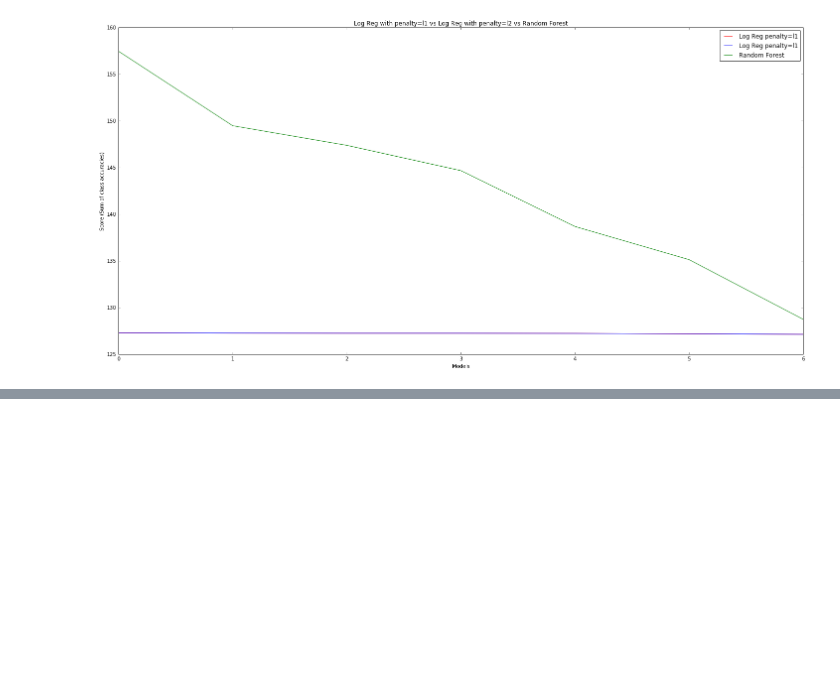
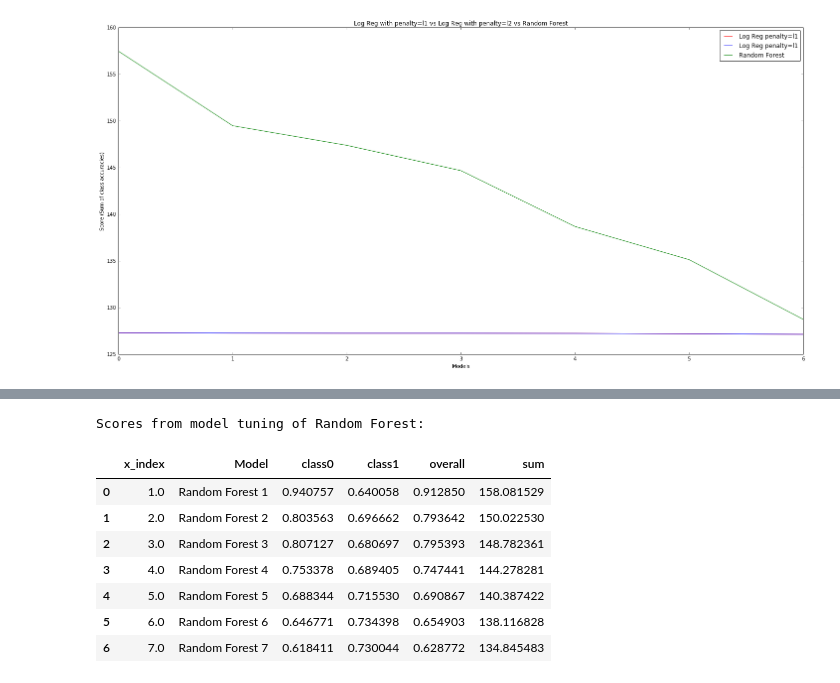
Before and after one commit to harvard-team-pivot/epilepsy-prediction, a Jupyter notebook: docs/ipynb/40_model_02.ipynb, the cells around one changed output, grey strips where cells are left out. Drawn from its saved outputs; the diff is of its cells as text; code cells hidden in the pictures; blank space fills up the shorter version.

```diff
--- a/docs/ipynb/40_model_02.ipynb
+++ b/docs/ipynb/40_model_02.ipynb
@@ -203,46 +206,54 @@ x_train, x_test, y_train, y_test = train_test_split(x, y, test_size=0.4, random_
 
 # Random Forest
 tune_params_rf = pd.DataFrame(columns=('x_index','Model', 'class0', 'class1','overall'))
+rf_models =[]
 
 rf = RandomForest(n_estimators=600,class_weight='balanced',oob_score=True,max_depth=4,criterion='gini')
 rf.fit(x_train, y_train)
 rf_scores = score(rf, x_test, y_test)
 print "RF 1: " , "Accuracy Class 1:" , rf_scores['accuracy on class 1'] , " Class 0:" , rf_scores['accuracy on class 0']
 tune_params_rf.loc[0] = {'x_index':1,'Model':'Random Forest 1', 'class0':rf_scores['accuracy on class 0'], 'class1':rf_scores['accuracy on class 1'],'overall':rf_scores['overall accuracy']}
+rf_models.append(rf)
 
 rf = RandomForest(n_estimators=600,class_weight='balanced',oob_score=True,max_depth=4,criterion='gini',min_samples_leaf=150)
 rf.fit(x_train, y_train)
 rf_scores = score(rf, x_test, y_test)
 print "RF 2: " , "Accuracy Class 1:" , rf_scores['accuracy on class 1'] , " Class 0:" , rf_scores['accuracy on class 0']
 tune_params_rf.loc[1] = {'x_index':2,'Model':'Random Forest 2', 'class0':rf_scores['accuracy on class 0'], 'class1':rf_scores['accuracy on class 1'],'overall':rf_scores['overall accuracy']}
+rf_models.append(rf)
 
 rf = RandomForest(n_estimators=600,class_weight='balanced',oob_score=True,max_depth=5,criterion='gini',min_samples_leaf=150)
 rf.fit(x_train, y_train)
 rf_scores = score(rf, x_test, y_test)
 print "RF 3: " , "Accuracy Class 1:" , rf_scores['accuracy on class 1'] , " Class 0:" , rf_scores['accuracy on class 0']
 tune_params_rf.loc[2] = {'x_index':3,'Model':'Random Forest 3', 'class0':rf_scores['accuracy on class 0'], 'class1':rf_scores['accuracy on class 1'],'overall':rf_scores['overall accuracy']}
+rf_models.append(rf)
 
 rf = RandomForest(n_estimators=600,class_weight='balanced',oob_score=True,max_depth=5,criterion='gini',min_samples_leaf=200)
 rf.fit(x_train, y_train)
 rf_scores = score(rf, x_test, y_test)
 print "RF 4: " , "Accuracy Class 1:" , rf_scores['accuracy on class 1'] , " Class 0:" , rf_scores['accuracy on class 0']
 tune_params_rf.loc[3] = {'x_index':4,'Model':'Random Forest 4', 'class0':rf_scores['accuracy on class 0'], 'class1':rf_scores['accuracy on class 1'],'overall':rf_scores['overall accuracy']}
+rf_models.append(rf)
 
 rf = RandomForest(n_estimators=600,class_weight='balanced',oob_score=True,max_depth=4,criterion='gini',min_samples_leaf=300)
 rf.fit(x_train, y_train)
 rf_scores = score(rf, x_test, y_test)
 print "RF 5: " , "Accuracy Class 1:" , rf_scores['accuracy on class 1'] , " Class 0:" , rf_scores['accuracy on class 0']
 tune_params_rf.loc[4] = {'x_index':5,'Model':'Random Forest 5', 'class0':rf_scores['accuracy on class 0'], 'class1':rf_scores['accuracy on class 1'],'overall':rf_scores['overall accuracy']}
+rf_models.append(rf)
+
+rf = RandomForest(n_estimators=600,class_weight='balanced',oob_score=True,max_depth=4,criterion='gini',min_samples_leaf=400)
+rf.fit(x_train, y_train)
+rf_scores = score(rf, x_test, y_test)
+print "RF 6: " , "Accuracy Class 1:" , rf_scores['accuracy on class 1'] , " Class 0:" , rf_scores['accuracy on class 0']
+tune_params_rf.loc[5] = {'x_index':6,'Model':'Random Forest 6', 'class0':rf_scores['accuracy on class 0'], 'class1':rf_scores['accuracy on class 1'],'overall':rf_scores['overall accuracy']}
+rf_models.append(rf)
 
 rf = RandomForest(n_estimators=600,class_weight='balanced',oob_score=True,max_depth=4,criterion='gini',min_samples_leaf=500)
 rf.fit(x_train, y_train)
 rf_scores = score(rf, x_test, y_test)
-print "RF 6: " , "Accuracy Class 1:" , rf_scores['accuracy on class 1'] , " Class 0:" , rf_scores['accuracy on class 0']
-tune_params_rf.loc[5] = {'x_index':6,'Model':'Random Forest 6', 'class0':rf_scores['accuracy on class 0'], 'class1':rf_scores['accuracy on class 1'],'overall':rf_scores['overall accuracy']}
-
-rf = RandomForest(n_estimators=600,class_weight='balanced',oob_score=True,max_depth=4,criterion='gini',min_samples_leaf=700)
-rf.fit(x_train, y_train)
-rf_scores = score(rf, x_test, y_test)
 print "RF 7: " , "Accuracy Class 1:" , rf_scores['accuracy on class 1'] , " Class 0:" , rf_scores['accuracy on class 0']
 tune_params_rf.loc[6] = {'x_index':7,'Model':'Random Forest 7', 'class0':rf_scores['accuracy on class 0'], 'class1':rf_scores['accuracy on class 1'],'overall':rf_scores['overall accuracy']}
+rf_models.append(rf)
 # %% [output]
@@ -317,0 +442,13 @@ plt.show()
+# %%
+print "Scores from model tuning of Random Forest:"
+tune_params_rf.head(7)
+# %% [output]
+Scores from model tuning of Random Forest:
+|  | x_index | Model | class0 | class1 | overall | sum |
+| 0 | 1.0 | Random Forest 1 | 0.940757 | 0.640058 | 0.912850 | 158.081529 |
+| 1 | 2.0 | Random Forest 2 | 0.803563 | 0.696662 | 0.793642 | 150.022530 |
+| 2 | 3.0 | Random Forest 3 | 0.807127 | 0.680697 | 0.795393 | 148.782361 |
+| 3 | 4.0 | Random Forest 4 | 0.753378 | 0.689405 | 0.747441 | 144.278281 |
+| 4 | 5.0 | Random Forest 5 | 0.688344 | 0.715530 | 0.690867 | 140.387422 |
+| 5 | 6.0 | Random Forest 6 | 0.646771 | 0.734398 | 0.654903 | 138.116828 |
+| 6 | 7.0 | Random Forest 7 | 0.618411 | 0.730044 | 0.628772 | 134.845483 |
```
Also changed, not shown: parts of 16 cells of this notebook, 11 other files.
